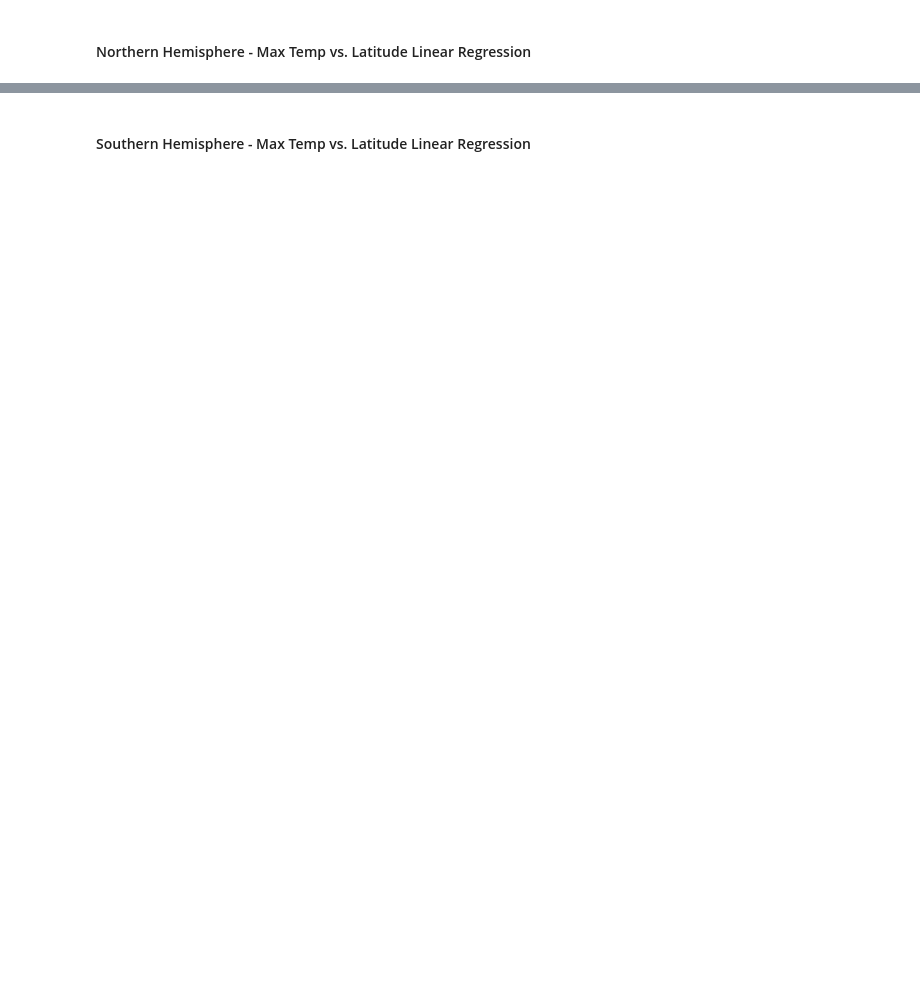
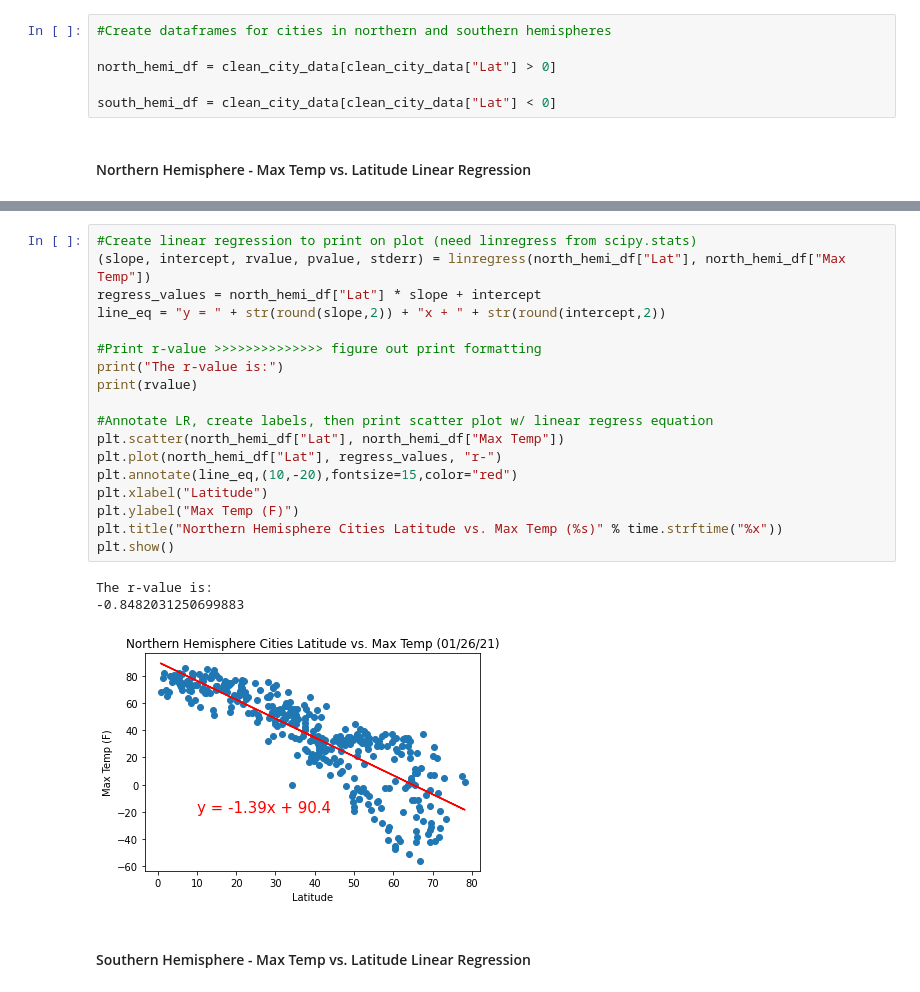
Before and after one commit to jaryan77/Whats-the-Weather-Like, a Jupyter notebook: WeatherPy/WeatherPy_starter.ipynb, the cells around one changed output, grey strips where cells are left out. Saved outputs shown, nothing was run; the diff lists cells and outputs as text; blank space fills up the shorter version.

```diff
--- a/WeatherPy/WeatherPy_starter.ipynb
+++ b/WeatherPy/WeatherPy_starter.ipynb
@@ -269,5 +263,11 @@ plt.show()
 [figure]
 # %% [markdown]
 ## Linear Regression
+# %%
+#Create dataframes for cities in northern and southern hemispheres
+
+north_hemi_df = clean_city_data[clean_city_data["Lat"] > 0]
+
+south_hemi_df = clean_city_data[clean_city_data["Lat"] < 0]
 # %% [markdown]
 ####  Northern Hemisphere - Max Temp vs. Latitude Linear Regression
@@ -278,2 +274,24 @@ The r-value is: 0.46937863826630627
+# %%
+#Create linear regression to print on plot (need linregress from scipy.stats)
+(slope, intercept, rvalue, pvalue, stderr) = linregress(north_hemi_df["Lat"], north_hemi_df["Max Temp"])
+regress_values = north_hemi_df["Lat"] * slope + intercept
+line_eq = "y = " + str(round(slope,2)) + "x + " + str(round(intercept,2))
+
+#Print r-value >>>>>>>>>>>>>> figure out print formatting
+print("The r-value is:")
+print(rvalue)
+
+#Annotate LR, create labels, then print scatter plot w/ linear regress equation
+plt.scatter(north_hemi_df["Lat"], north_hemi_df["Max Temp"])
+plt.plot(north_hemi_df["Lat"], regress_values, "r-")
+plt.annotate(line_eq,(10,-20),fontsize=15,color="red")
+plt.xlabel("Latitude")
+plt.ylabel("Max Temp (F)")
+plt.title("Northern Hemisphere Cities Latitude vs. Max Temp (%s)" % time.strftime("%x"))
+plt.show()
+# %% [output]
+The r-value is:
+-0.8482031250699883
+[figure, added]
 # %% [markdown]
 ####  Southern Hemisphere - Max Temp vs. Latitude Linear Regression
```
Also changed, not shown: parts of 27 cells of this notebook.
